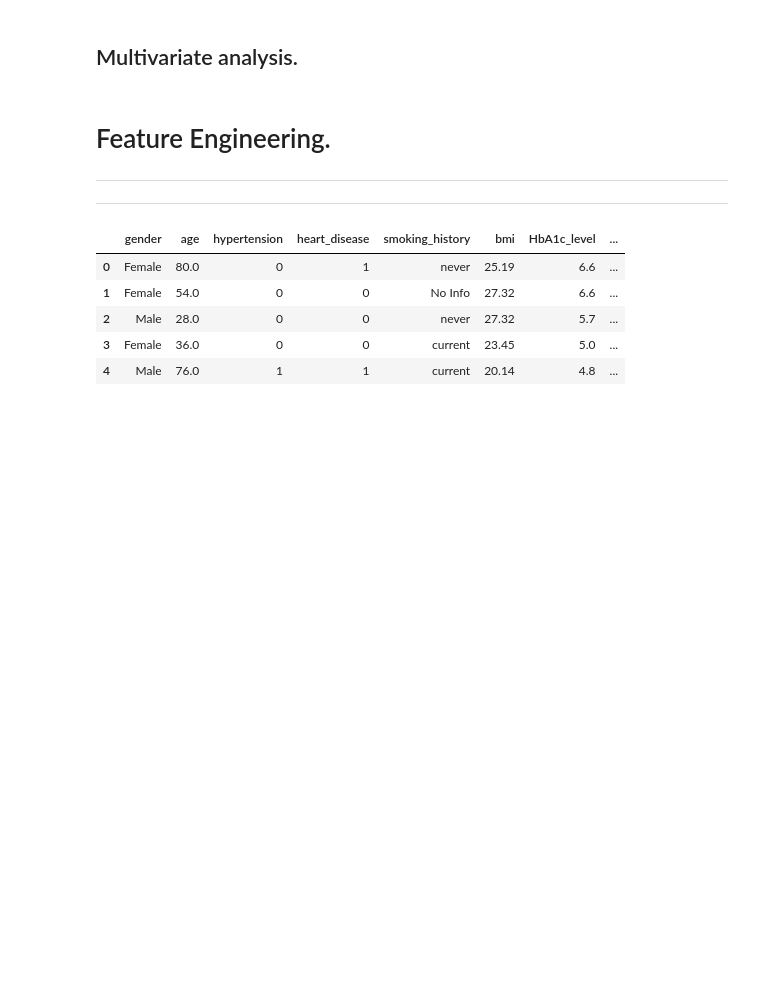
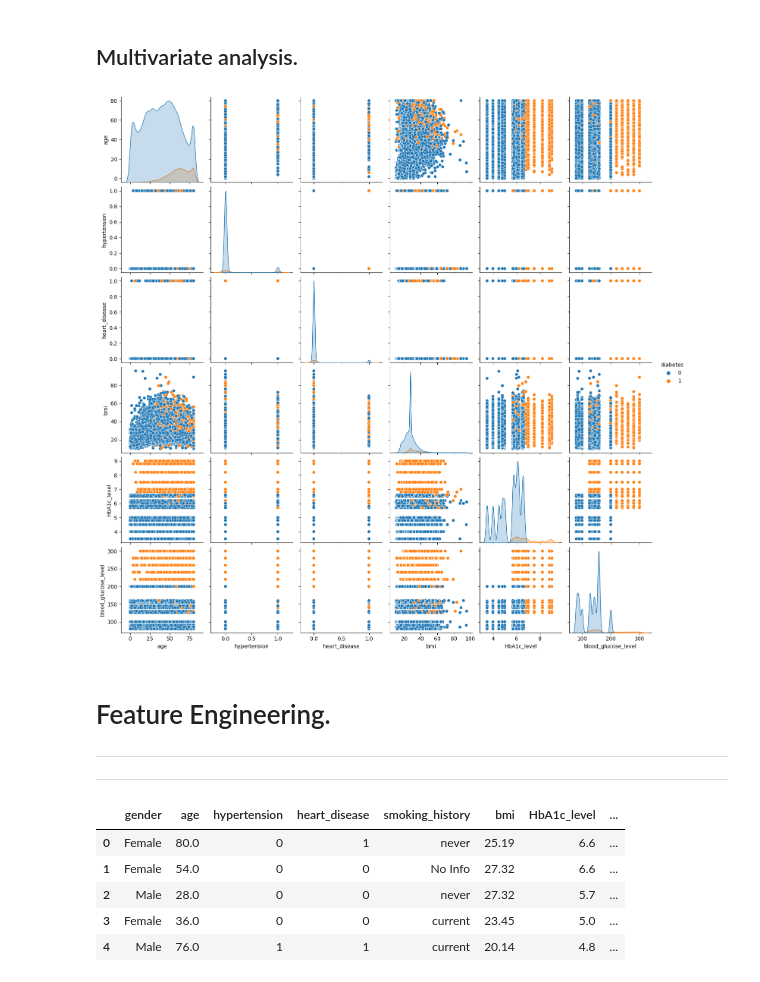
Before and after one commit to Suman-Adhikary/Diabetes-Prediction, a Jupyter notebook: Diabetes_Prediction.ipynb, the cells around one changed output. Drawn from its saved outputs; the diff is of its cells as text; code cells hidden in the pictures; blank space fills up the shorter version.

```diff
--- a/Diabetes_Prediction.ipynb
+++ b/Diabetes_Prediction.ipynb
@@ -449,8 +451,10 @@ plt.show()
 # %% [markdown]
 ## Multivariate analysis.
 # %%
-# sns.pairplot(dataset, hue = 'diabetes')
-# plt.show()
+sns.pairplot(dataset, hue = 'diabetes')
+plt.show()
+# %% [output]
+[figure, added]
 # %% [markdown]
 # Feature Engineering.
 
```
Also changed, not shown: parts of 21 cells of this notebook.
